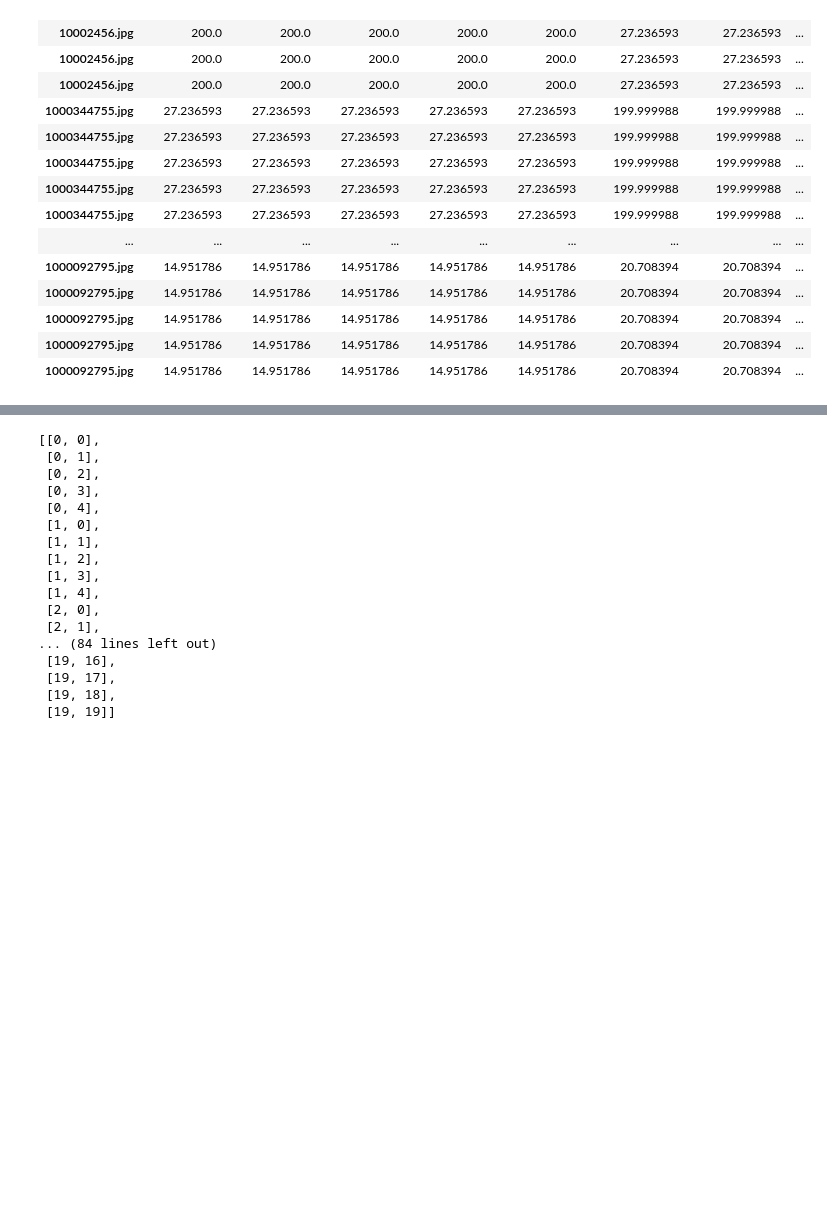
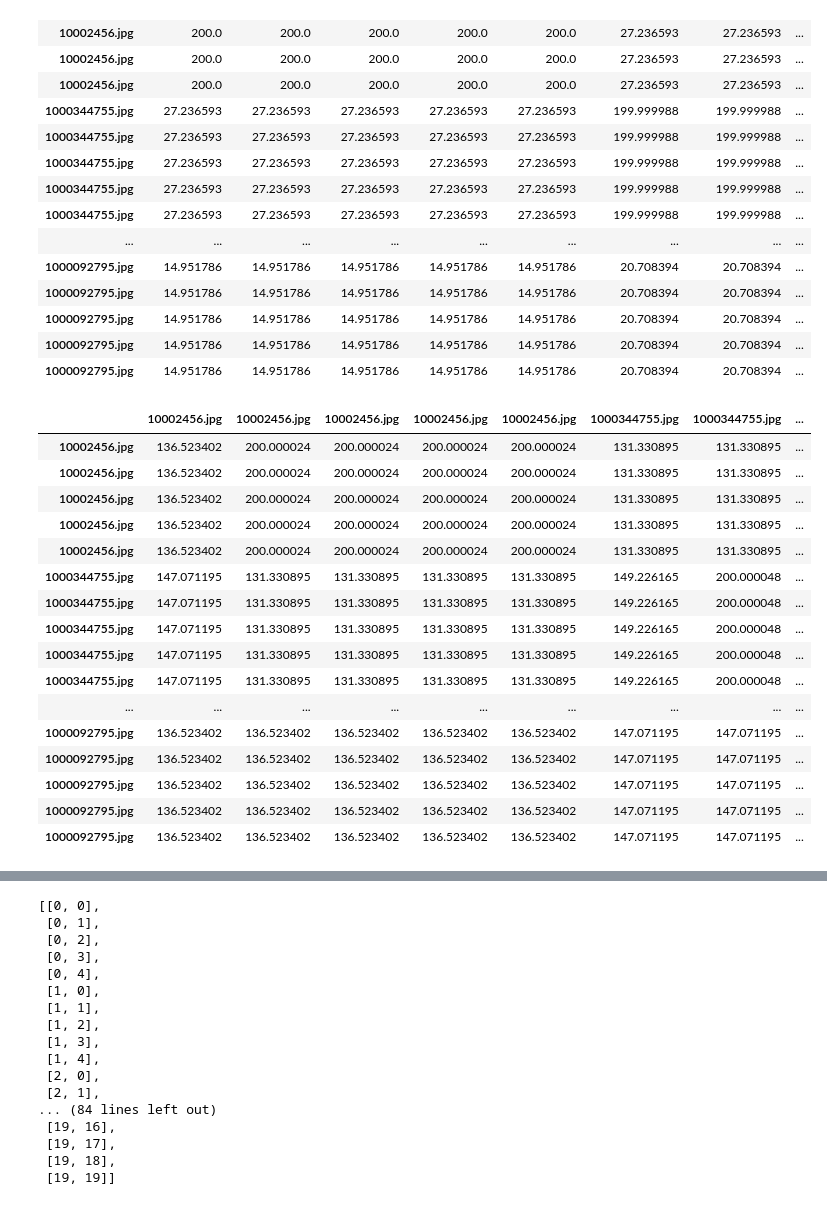
Before and after one commit to blake2703/image-text-retrieval, a Jupyter notebook: Unsupervised entity alignment for text-image retrieval.ipynb, the cells around one changed output, grey strips where cells are left out. Saved outputs shown, nothing was run; the diff lists cells and outputs as text; code cells hidden in the pictures; blank space fills up the shorter version.

```diff
--- a/Unsupervised entity alignment for text-image retrieval.ipynb
+++ b/Unsupervised entity alignment for text-image retrieval.ipynb
@@ -807,3 +807,23 @@ graph_x_random
 | 1000092795.jpg | 14.951786 | 14.951786 | 14.951786 | 14.951786 | 14.951786 | 20.708394 | 20.708394 | ... |
 | 1000092795.jpg | 14.951786 | 14.951786 | 14.951786 | 14.951786 | 14.951786 | 20.708394 | 20.708394 | ... |
 | 1000092795.jpg | 14.951786 | 14.951786 | 14.951786 | 14.951786 | 14.951786 | 20.708394 | 20.708394 | ... |
+# %%
+graph_y_random
+# %% [output]
+|  | 10002456.jpg | 10002456.jpg | 10002456.jpg | 10002456.jpg | 10002456.jpg | 1000344755.jpg | 1000344755.jpg | ... |
+| 10002456.jpg | 136.523402 | 200.000024 | 200.000024 | 200.000024 | 200.000024 | 131.330895 | 131.330895 | ... |
+| 10002456.jpg | 136.523402 | 200.000024 | 200.000024 | 200.000024 | 200.000024 | 131.330895 | 131.330895 | ... |
+| 10002456.jpg | 136.523402 | 200.000024 | 200.000024 | 200.000024 | 200.000024 | 131.330895 | 131.330895 | ... |
+| 10002456.jpg | 136.523402 | 200.000024 | 200.000024 | 200.000024 | 200.000024 | 131.330895 | 131.330895 | ... |
+| 10002456.jpg | 136.523402 | 200.000024 | 200.000024 | 200.000024 | 200.000024 | 131.330895 | 131.330895 | ... |
+| 1000344755.jpg | 147.071195 | 131.330895 | 131.330895 | 131.330895 | 131.330895 | 149.226165 | 200.000048 | ... |
+| 1000344755.jpg | 147.071195 | 131.330895 | 131.330895 | 131.330895 | 131.330895 | 149.226165 | 200.000048 | ... |
+| 1000344755.jpg | 147.071195 | 131.330895 | 131.330895 | 131.330895 | 131.330895 | 149.226165 | 200.000048 | ... |
+| 1000344755.jpg | 147.071195 | 131.330895 | 131.330895 | 131.330895 | 131.330895 | 149.226165 | 200.000048 | ... |
+| 1000344755.jpg | 147.071195 | 131.330895 | 131.330895 | 131.330895 | 131.330895 | 149.226165 | 200.000048 | ... |
+| ... | ... | ... | ... | ... | ... | ... | ... | ... |
+| 1000092795.jpg | 136.523402 | 136.523402 | 136.523402 | 136.523402 | 136.523402 | 147.071195 | 147.071195 | ... |
+| 1000092795.jpg | 136.523402 | 136.523402 | 136.523402 | 136.523402 | 136.523402 | 147.071195 | 147.071195 | ... |
+| 1000092795.jpg | 136.523402 | 136.523402 | 136.523402 | 136.523402 | 136.523402 | 147.071195 | 147.071195 | ... |
+| 1000092795.jpg | 136.523402 | 136.523402 | 136.523402 | 136.523402 | 136.523402 | 147.071195 | 147.071195 | ... |
+| 1000092795.jpg | 136.523402 | 136.523402 | 136.523402 | 136.523402 | 136.523402 | 147.071195 | 147.071195 | ... |
```
Also changed, not shown: parts of 1 cell of this notebook.
